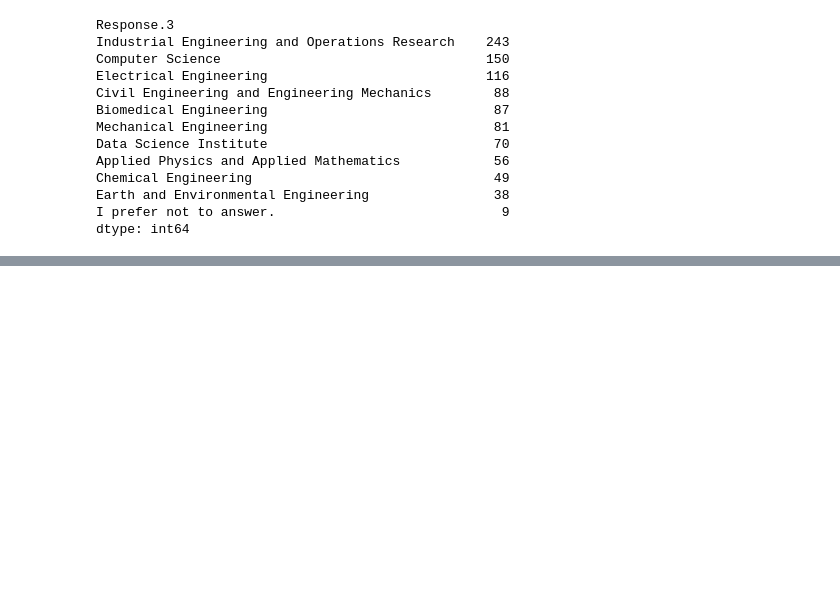
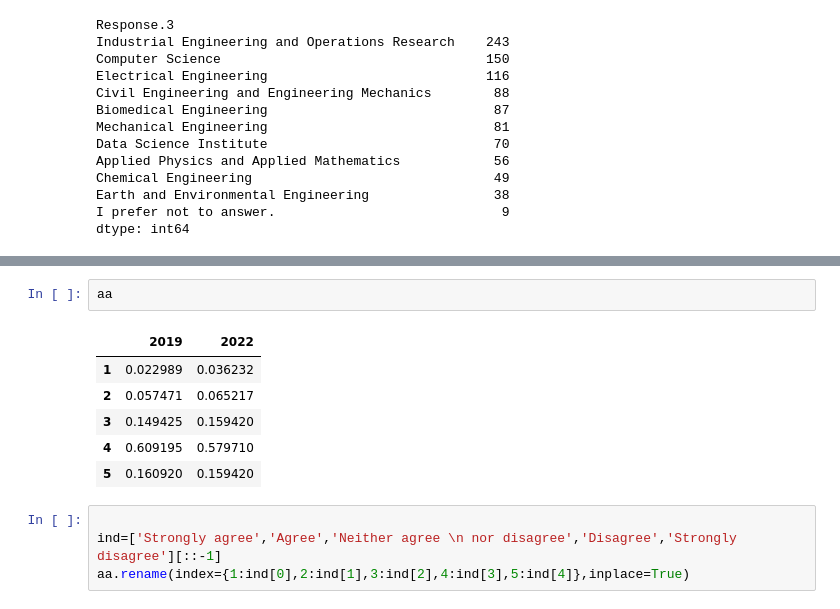
Before and after one commit to PatriciaSong/QLS, a Jupyter notebook: Biomedical Engineering.ipynb, the cells around one changed output, grey strips where cells are left out. Drawn from its saved outputs; the diff is of its cells as text; blank space fills up the shorter version.

```diff
--- a/Biomedical Engineering.ipynb
+++ b/Biomedical Engineering.ipynb
@@ -144,0 +198,13 @@ dtype: int64
+# %%
+aa
+# %% [output]
+|  | 2019 | 2022 |
+| 1 | 0.022989 | 0.036232 |
+| 2 | 0.057471 | 0.065217 |
+| 3 | 0.149425 | 0.159420 |
+| 4 | 0.609195 | 0.579710 |
+| 5 | 0.160920 | 0.159420 |
+# %%
+
+ind=['Strongly agree','Agree','Neither agree \n nor disagree','Disagree','Strongly disagree'][::-1]
+aa.rename(index={1:ind[0],2:ind[1],3:ind[2],4:ind[3],5:ind[4]},inplace=True)
```
Also changed, not shown: parts of 15 cells of this notebook.
